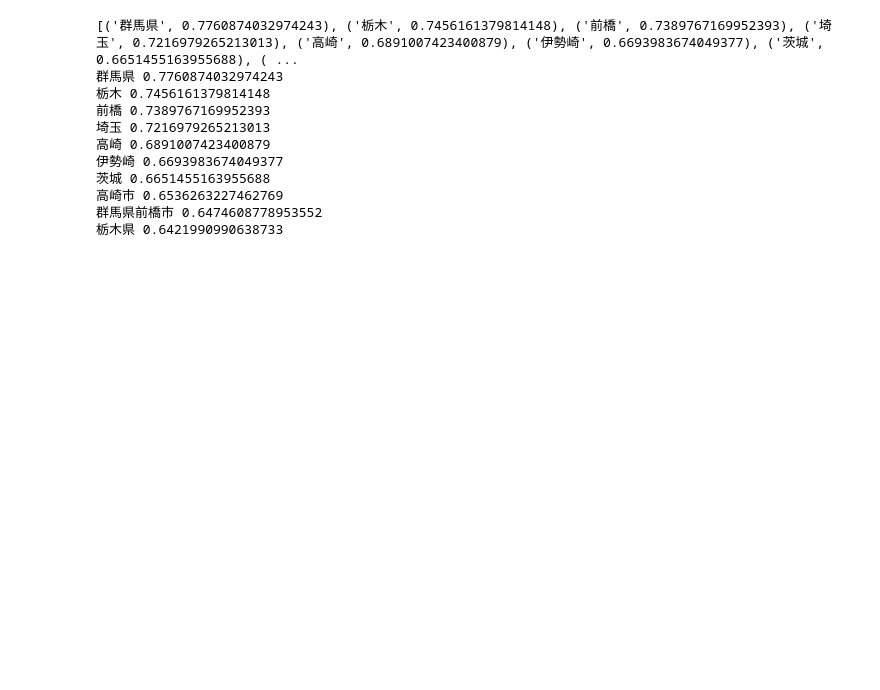
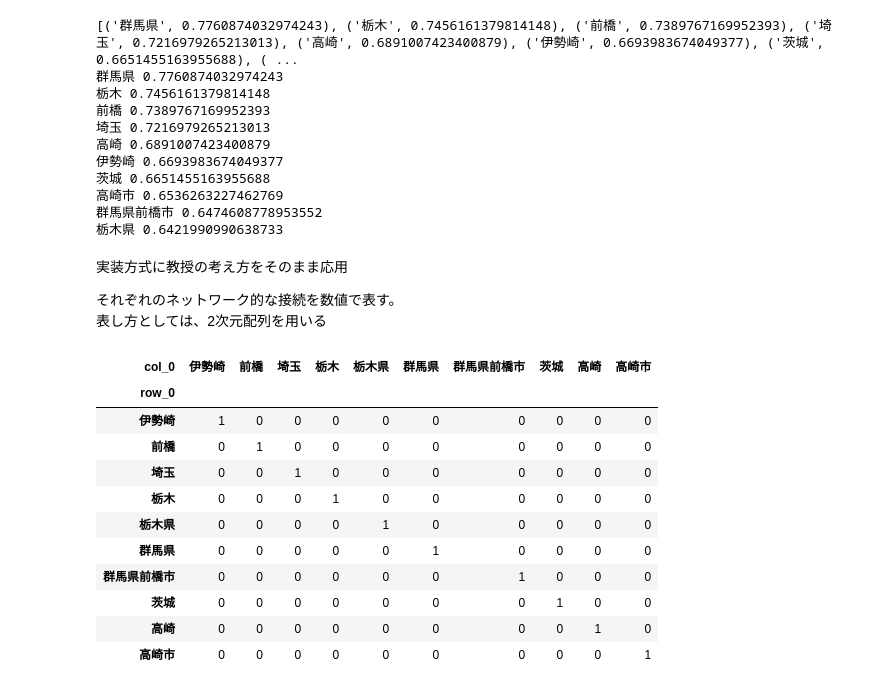
Before and after one commit to Tsora1216/Intelligent_Information_System_Lab_research, a Jupyter notebook: 005_Word2Vec+NetworkX/Word2Vec4NetworkX.ipynb, the cells around one changed output. Cells and saved outputs as stored; diff of their text form; code cells hidden in the pictures; blank space fills up the shorter version.

```diff
--- a/005_Word2Vec+NetworkX/Word2Vec4NetworkX.ipynb
+++ b/005_Word2Vec+NetworkX/Word2Vec4NetworkX.ipynb
@@ -34,3 +36,26 @@ for prefecture, value in out:
 高崎市 0.6536263227462769
 群馬県前橋市 0.6474608778953552
 栃木県 0.6421990990638733
+# %% [markdown]
+実装方式に教授の考え方をそのまま応用<br>
+
+それぞれのネットワーク的な接続を数値で表す。<br>
+表し方としては、2次元配列を用いる<br>
+# %%
+import pandas
+
+df = pandas.crosstab(pre, pre)
+df
+# %% [output]
+| col_0 | 伊勢崎 | 前橋 | 埼玉 | 栃木 | 栃木県 | 群馬県 | 群馬県前橋市 | 茨城 | 高崎 | 高崎市 |
+| row_0 |  |  |  |  |  |  |  |  |  |  |
+| 伊勢崎 | 1 | 0 | 0 | 0 | 0 | 0 | 0 | 0 | 0 | 0 |
+| 前橋 | 0 | 1 | 0 | 0 | 0 | 0 | 0 | 0 | 0 | 0 |
+| 埼玉 | 0 | 0 | 1 | 0 | 0 | 0 | 0 | 0 | 0 | 0 |
+| 栃木 | 0 | 0 | 0 | 1 | 0 | 0 | 0 | 0 | 0 | 0 |
+| 栃木県 | 0 | 0 | 0 | 0 | 1 | 0 | 0 | 0 | 0 | 0 |
+| 群馬県 | 0 | 0 | 0 | 0 | 0 | 1 | 0 | 0 | 0 | 0 |
+| 群馬県前橋市 | 0 | 0 | 0 | 0 | 0 | 0 | 1 | 0 | 0 | 0 |
+| 茨城 | 0 | 0 | 0 | 0 | 0 | 0 | 0 | 1 | 0 | 0 |
+| 高崎 | 0 | 0 | 0 | 0 | 0 | 0 | 0 | 0 | 1 | 0 |
+| 高崎市 | 0 | 0 | 0 | 0 | 0 | 0 | 0 | 0 | 0 | 1 |
```
Also changed, not shown: parts of 4 cells of this notebook, 2 other files.
